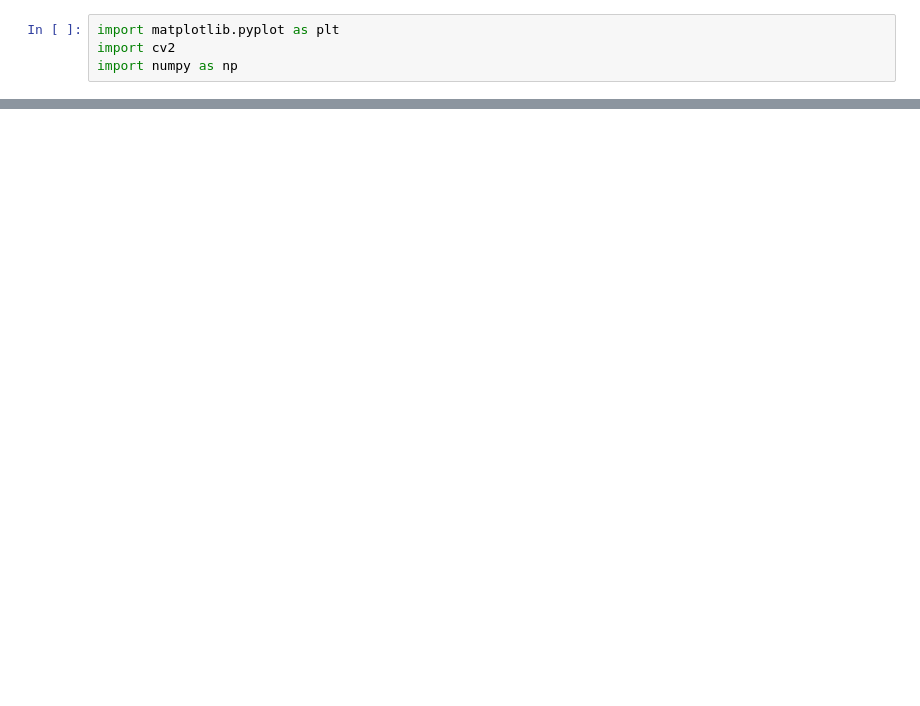
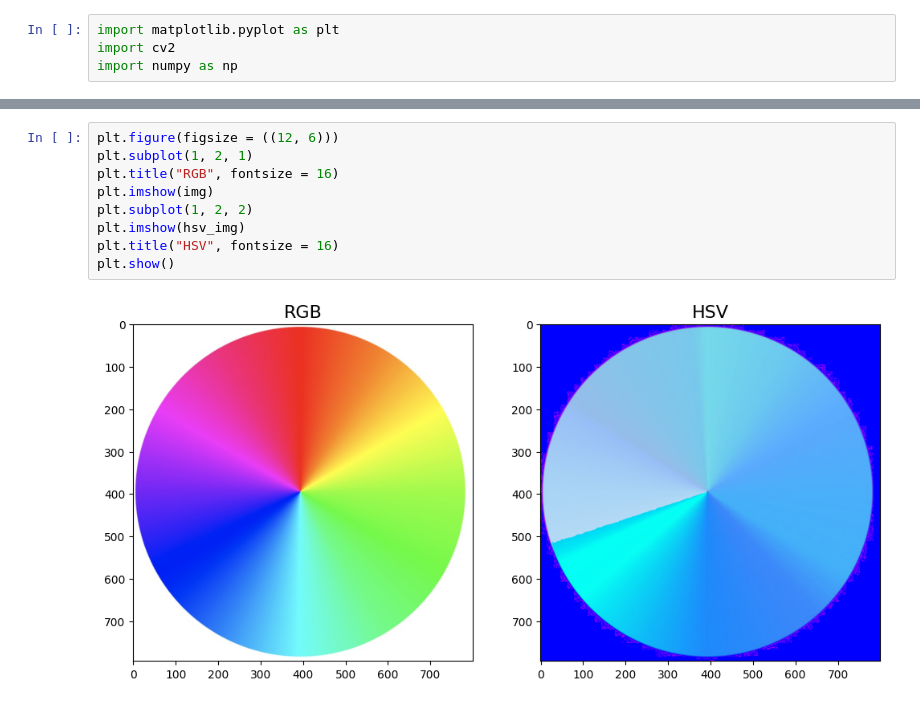
Before and after one commit to staubjoao/processamento_digital_imagens, a Jupyter notebook: trabalho01/main.ipynb, the cells around one changed output, grey strips where cells are left out. Drawn from its saved outputs; the diff is of its cells as text; blank space fills up the shorter version.

```diff
--- a/trabalho01/main.ipynb
+++ b/trabalho01/main.ipynb
@@ -21,0 +60,11 @@ plt.show()
+# %%
+plt.figure(figsize = ((12, 6)))
+plt.subplot(1, 2, 1)
+plt.title("RGB", fontsize = 16)
+plt.imshow(img)
+plt.subplot(1, 2, 2)
+plt.imshow(hsv_img)
+plt.title("HSV", fontsize = 16)
+plt.show()
+# %% [output]
+[figure, added]
```
Also changed, not shown: parts of 5 cells of this notebook, 1 other file.
